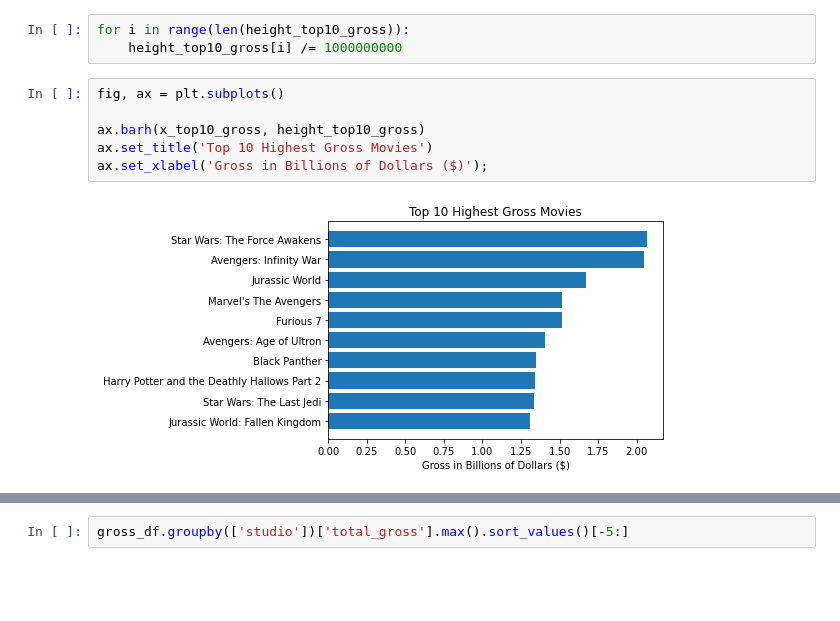
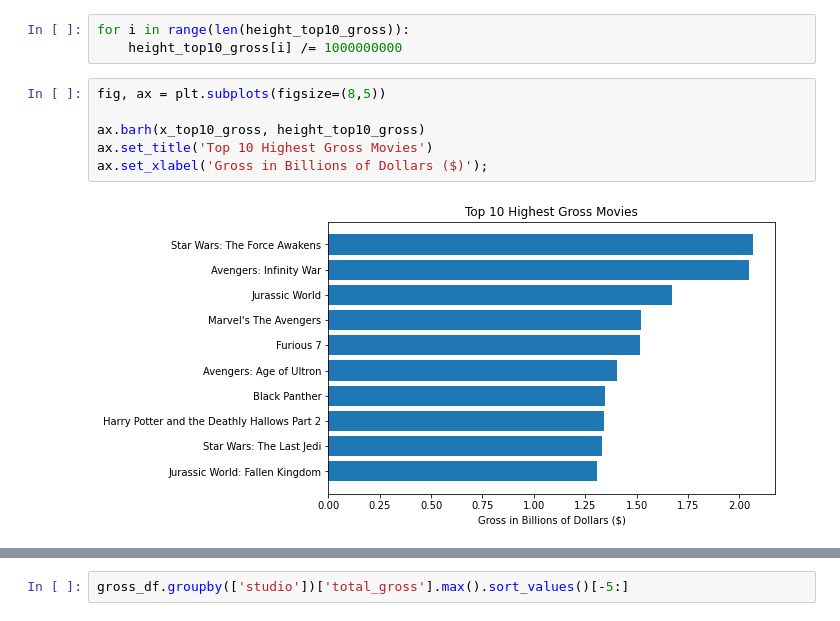
Before and after one commit to epradojr/Microsoft-Movie-Studio-Business-Proposition, a Jupyter notebook: dsc-phase1-project-marcelo.ipynb, the cells around one changed output, grey strips where cells are left out. Cells and saved outputs as stored; diff of their text form; blank space fills up the shorter version.

```diff
--- a/dsc-phase1-project-marcelo.ipynb
+++ b/dsc-phase1-project-marcelo.ipynb
@@ -191,10 +225,10 @@ x_top10_gross.reverse()
 for i in range(len(height_top10_gross)):
     height_top10_gross[i] /= 1000000000
 # %%
-fig, ax = plt.subplots()
+fig, ax = plt.subplots(figsize=(8,5))
 
 ax.barh(x_top10_gross, height_top10_gross)
 ax.set_title('Top 10 Highest Gross Movies')
 ax.set_xlabel('Gross in Billions of Dollars ($)');
 # %% [output]
-[figure, old version]
+[figure, new version]
```
Also changed, not shown: parts of 6 cells of this notebook.
